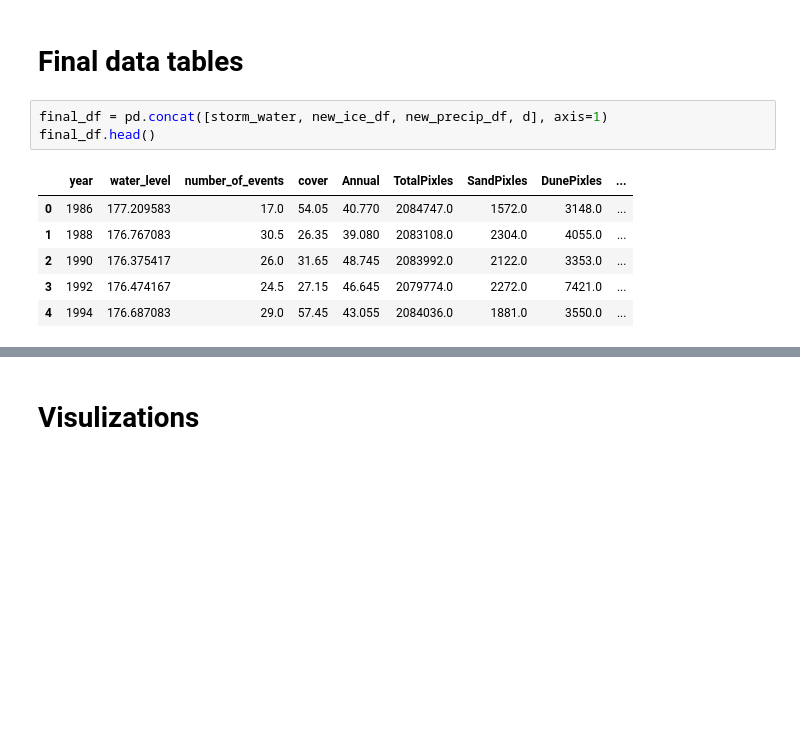
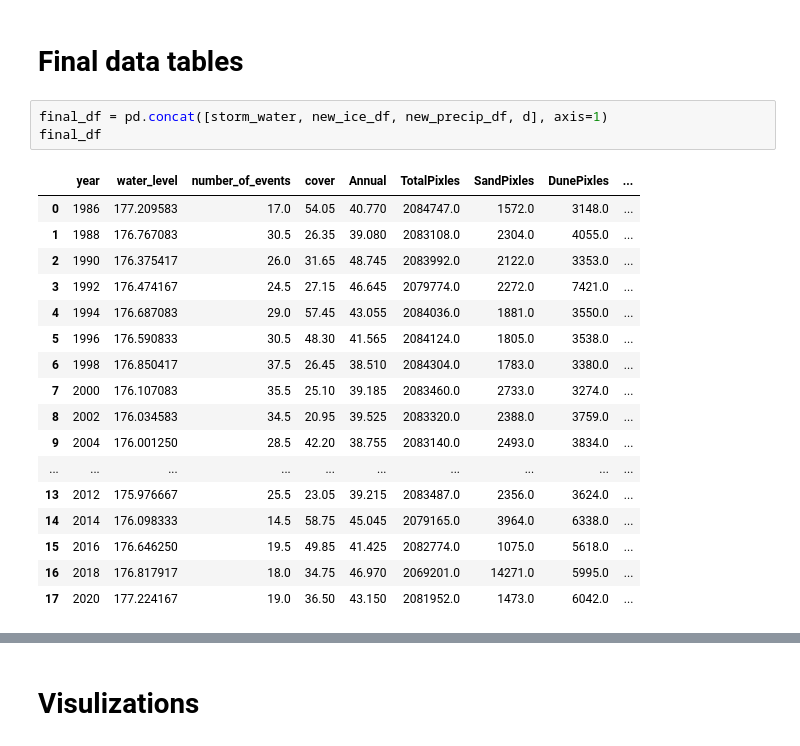
Before and after one commit to p-timothy/CodingProject, a Jupyter notebook: Notebook.ipynb, the cells around one changed output, grey strips where cells are left out. Drawn from its saved outputs; the diff is of its cells as text; blank space fills up the shorter version.

```diff
--- a/Notebook.ipynb
+++ b/Notebook.ipynb
@@ -436,11 +441,22 @@ final_df.head()
 # Final data tables
 # %%
 final_df = pd.concat([storm_water, new_ice_df, new_precip_df, d], axis=1)
-final_df.head()
+final_df
 # %% [output]
 |  | year | water_level | number_of_events | cover | Annual | TotalPixles | SandPixles | DunePixles | ... |
 | 0 | 1986 | 177.209583 | 17.0 | 54.05 | 40.770 | 2084747.0 | 1572.0 | 3148.0 | ... |
 | 1 | 1988 | 176.767083 | 30.5 | 26.35 | 39.080 | 2083108.0 | 2304.0 | 4055.0 | ... |
 | 2 | 1990 | 176.375417 | 26.0 | 31.65 | 48.745 | 2083992.0 | 2122.0 | 3353.0 | ... |
 | 3 | 1992 | 176.474167 | 24.5 | 27.15 | 46.645 | 2079774.0 | 2272.0 | 7421.0 | ... |
 | 4 | 1994 | 176.687083 | 29.0 | 57.45 | 43.055 | 2084036.0 | 1881.0 | 3550.0 | ... |
+| 5 | 1996 | 176.590833 | 30.5 | 48.30 | 41.565 | 2084124.0 | 1805.0 | 3538.0 | ... |
+| 6 | 1998 | 176.850417 | 37.5 | 26.45 | 38.510 | 2084304.0 | 1783.0 | 3380.0 | ... |
+| 7 | 2000 | 176.107083 | 35.5 | 25.10 | 39.185 | 2083460.0 | 2733.0 | 3274.0 | ... |
+| 8 | 2002 | 176.034583 | 34.5 | 20.95 | 39.525 | 2083320.0 | 2388.0 | 3759.0 | ... |
+| 9 | 2004 | 176.001250 | 28.5 | 42.20 | 38.755 | 2083140.0 | 2493.0 | 3834.0 | ... |
+| ... | ... | ... | ... | ... | ... | ... | ... | ... | ... |
+| 13 | 2012 | 175.976667 | 25.5 | 23.05 | 39.215 | 2083487.0 | 2356.0 | 3624.0 | ... |
+| 14 | 2014 | 176.098333 | 14.5 | 58.75 | 45.045 | 2079165.0 | 3964.0 | 6338.0 | ... |
+| 15 | 2016 | 176.646250 | 19.5 | 49.85 | 41.425 | 2082774.0 | 1075.0 | 5618.0 | ... |
+| 16 | 2018 | 176.817917 | 18.0 | 34.75 | 46.970 | 2069201.0 | 14271.0 | 5995.0 | ... |
+| 17 | 2020 | 177.224167 | 19.0 | 36.50 | 43.150 | 2081952.0 | 1473.0 | 6042.0 | ... |
```
Also changed, not shown: parts of 19 cells of this notebook.
